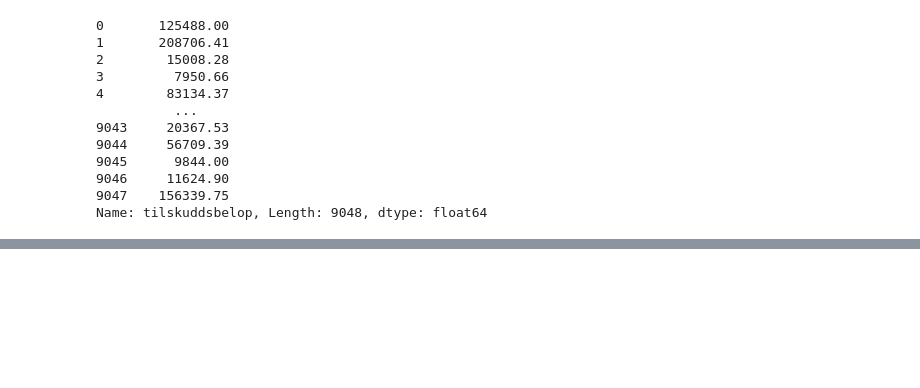
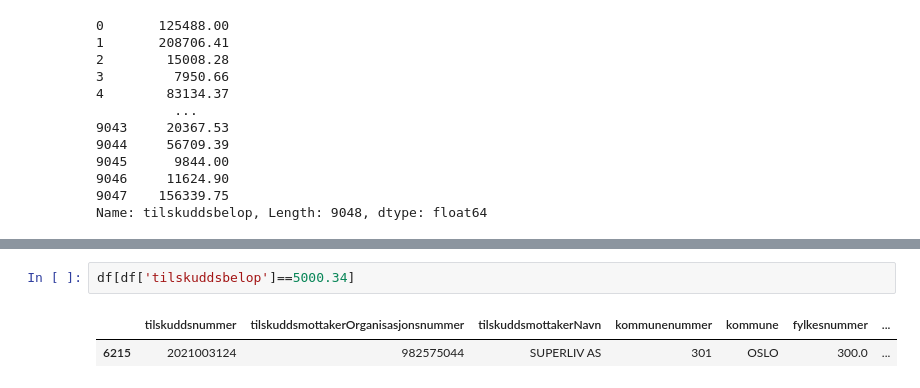
Before and after one commit to brreg/analyserKompordningenMedPython, a Jupyter notebook: kompordningen.ipynb, the cells around one changed output, grey strips where cells are left out. Saved outputs shown, nothing was run; the diff lists cells and outputs as text; blank space fills up the shorter version.

```diff
--- a/kompordningen.ipynb
+++ b/kompordningen.ipynb
@@ -116,0 +158,5 @@ Name: tilskuddsbelop, Length: 9048, dtype: float64
+# %%
+df[df['tilskuddsbelop']==5000.34]
+# %% [output]
+|  | tilskuddsnummer | tilskuddsmottakerOrganisasjonsnummer | tilskuddsmottakerNavn | kommunenummer | kommune | fylkesnummer | ... |
+| 6215 | 2021003124 | 982575044 | SUPERLIV AS | 301 | OSLO | 300.0 | ... |
```
Also changed, not shown: parts of 15 cells of this notebook.
